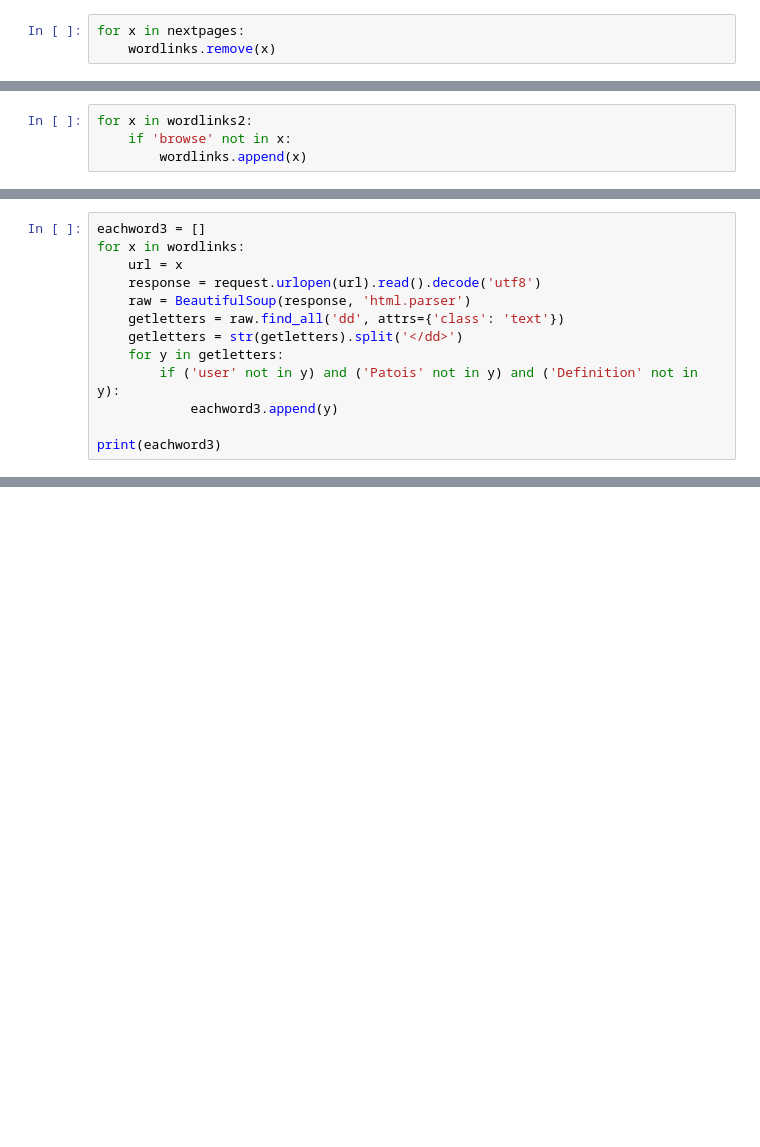
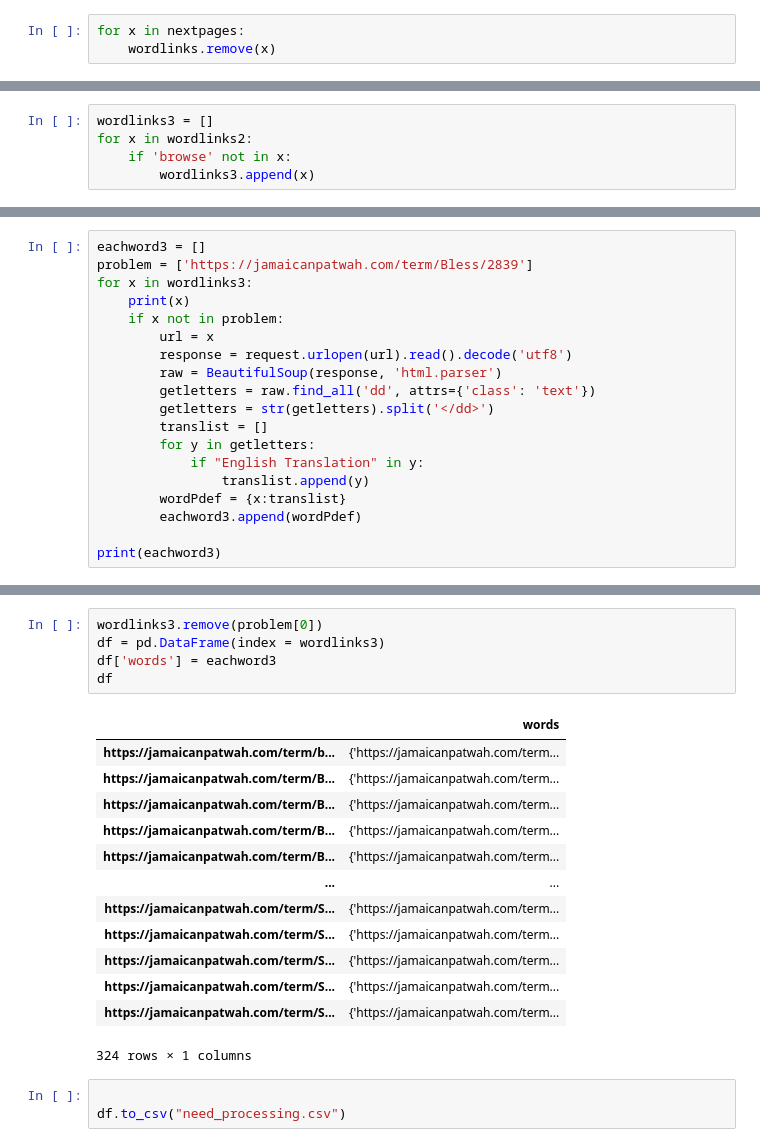
Before and after one commit to Al-Rey/cmsc436-Creole-langages, a Jupyter notebook: patwa.ipynb, the cells around one changed output, grey strips where cells are left out. Saved outputs shown, nothing was run; the diff lists cells and outputs as text; blank space fills up the shorter version.

```diff
--- a/patwa.ipynb
+++ b/patwa.ipynb
@@ -153,4 +79,5 @@ wordlinks2
 # %%
+wordlinks3 = []
 for x in wordlinks2:
     if 'browse' not in x:
-        wordlinks.append(x)
+        wordlinks3.append(x)
@@ -177,14 +84,20 @@ wordlinks
 # %%
 eachword3 = []
-for x in wordlinks:
-    url = x
-    response = request.urlopen(url).read().decode('utf8')
-    raw = BeautifulSoup(response, 'html.parser')
-    getletters = raw.find_all('dd', attrs={'class': 'text'})
-    getletters = str(getletters).split('</dd>')
-    for y in getletters:
-        if ('user' not in y) and ('Patois' not in y) and ('Definition' not in y):
-            eachword3.append(y)
+problem = ['https://jamaicanpatwah.com/term/Bless/2839']
+for x in wordlinks3:
+    print(x)
+    if x not in problem:
+        url = x
+        response = request.urlopen(url).read().decode('utf8')
+        raw = BeautifulSoup(response, 'html.parser')
+        getletters = raw.find_all('dd', attrs={'class': 'text'})
+        getletters = str(getletters).split('</dd>')
+        translist = []
+        for y in getletters:
+            if "English Translation" in y:
+                translist.append(y)
+        wordPdef = {x:translist}
+        eachword3.append(wordPdef)
 
 print(eachword3)
 # %% [output]
@@ -191,0 +141,22 @@ UnicodeDecodeError: 'utf-8' codec can't decode byte 0xe2 in position 1278: inval
+# %%
+wordlinks3.remove(problem[0])
+df = pd.DataFrame(index = wordlinks3)
+df['words'] = eachword3
+df
+# %% [output]
+|  | words |
+| https://jamaicanpatwah.com/term/b... | {'https://jamaicanpatwah.com/term... |
+| https://jamaicanpatwah.com/term/B... | {'https://jamaicanpatwah.com/term... |
+| https://jamaicanpatwah.com/term/B... | {'https://jamaicanpatwah.com/term... |
+| https://jamaicanpatwah.com/term/B... | {'https://jamaicanpatwah.com/term... |
+| https://jamaicanpatwah.com/term/B... | {'https://jamaicanpatwah.com/term... |
+| ... | ... |
+| https://jamaicanpatwah.com/term/S... | {'https://jamaicanpatwah.com/term... |
+| https://jamaicanpatwah.com/term/S... | {'https://jamaicanpatwah.com/term... |
+| https://jamaicanpatwah.com/term/S... | {'https://jamaicanpatwah.com/term... |
+| https://jamaicanpatwah.com/term/S... | {'https://jamaicanpatwah.com/term... |
+| https://jamaicanpatwah.com/term/S... | {'https://jamaicanpatwah.com/term... |
+324 rows × 1 columns
+# %%
+
+df.to_csv("need_processing.csv")
```
Also changed, not shown: parts of 10 cells of this notebook, 3 other files.
